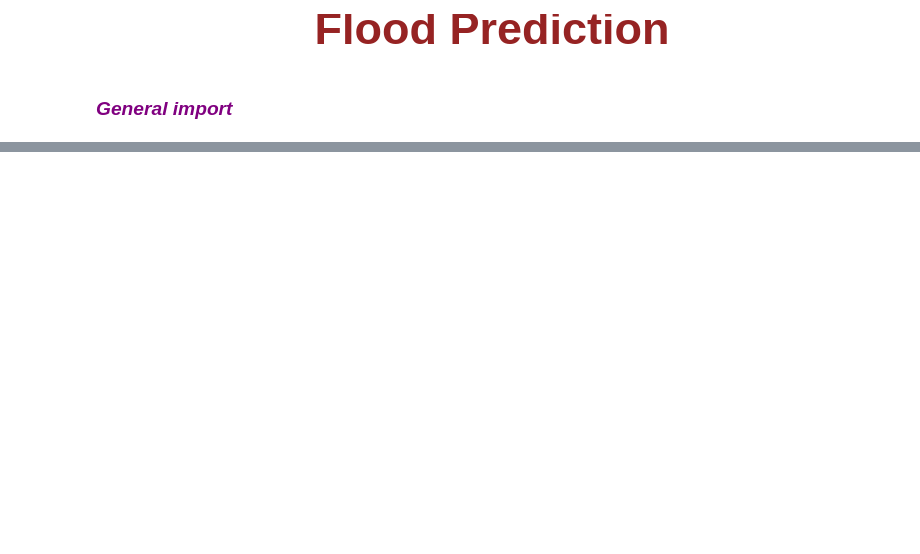
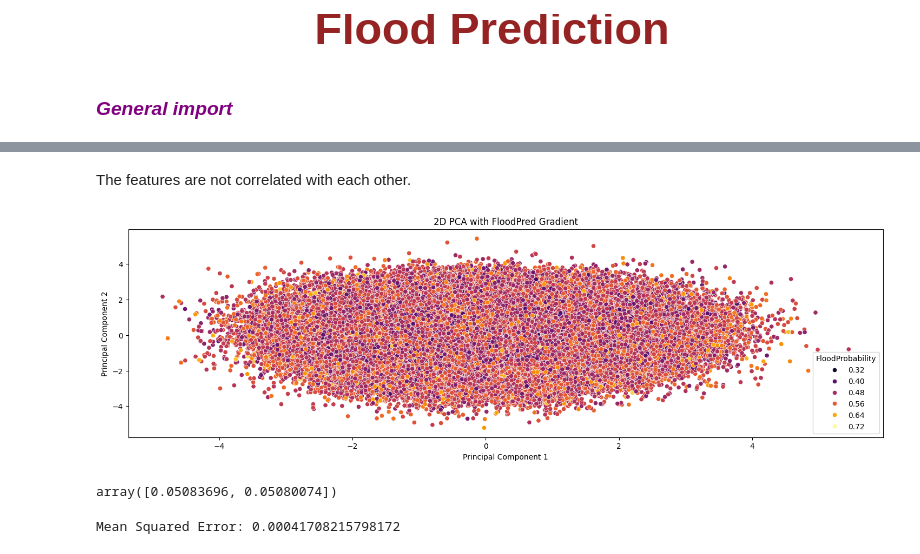
Before and after one commit to ydepledt/kaggle, a Jupyter notebook: flood_pred/flood_pred.ipynb, the cells around one changed output, grey strips where cells are left out. Saved outputs shown, nothing was run; the diff lists cells and outputs as text; code cells hidden in the pictures; blank space fills up the shorter version.

```diff
--- a/flood_pred/flood_pred.ipynb
+++ b/flood_pred/flood_pred.ipynb
@@ -39,0 +179,45 @@ assert df_train.columns[:-1].equals(df_test.columns)
+# %% [markdown]
+The features are not correlated with each other.
+# %%
+scaler = StandardScaler()
+X = df_train.drop(columns=['id', 'FloodProbability'])
+X_scaled = scaler.fit_transform(X)
+
+pca = PCA(n_components=2)
+X_pca = pca.fit_transform(X_scaled)
+
+# Creating a DataFrame with PCA components and FloodPred
+pca_df = pd.DataFrame(X_pca, columns=['PC1', 'PC2'])
+pca_df['FloodProbability'] = df_train['FloodProbability']
+
+# Plotting
+plt.figure(figsize=(18, 5))
+sns.scatterplot(data=pca_df, x='PC1', y='PC2', hue='FloodProbability', palette='inferno')
+plt.title('2D PCA with FloodPred Gradient')
+plt.xlabel('Principal Component 1')
+plt.ylabel('Principal Component 2')
+plt.show()
+# %% [output]
+[figure, added]
+# %%
+# Explained variance
+explained_variance = pca.explained_variance_ratio_
+explained_variance
+# %% [output]
+array([0.05083696, 0.05080074])
+# %%
+# Use xgb to make predictions
+from xgboost import XGBRegressor
+from sklearn.model_selection import train_test_split
+from sklearn.metrics import mean_squared_error
+
+X_train, X_val, y_train, y_val = train_test_split(X, df_train['FloodProbability'], test_size=0.2, random_state=42)
+
+model = XGBRegressor(n_estimators=1000, learning_rate=0.05, n_jobs=-1)
+model.fit(X_train, y_train)
+
+y_pred = model.predict(X_val)
+mse = mean_squared_error(y_val, y_pred)
+print(f'Mean Squared Error: {mse}')
+# %% [output]
+Mean Squared Error: 0.00041708215798172
```
Also changed, not shown: parts of 19 cells of this notebook, 3 other files.
